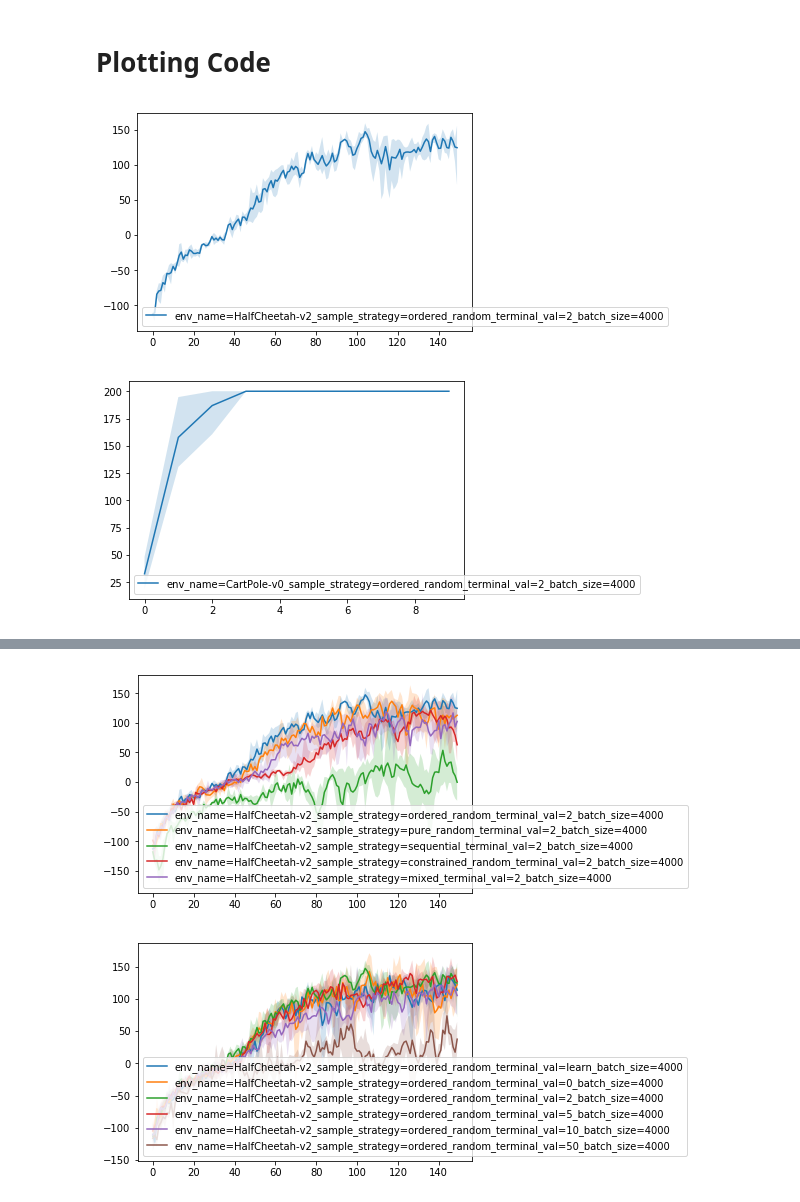
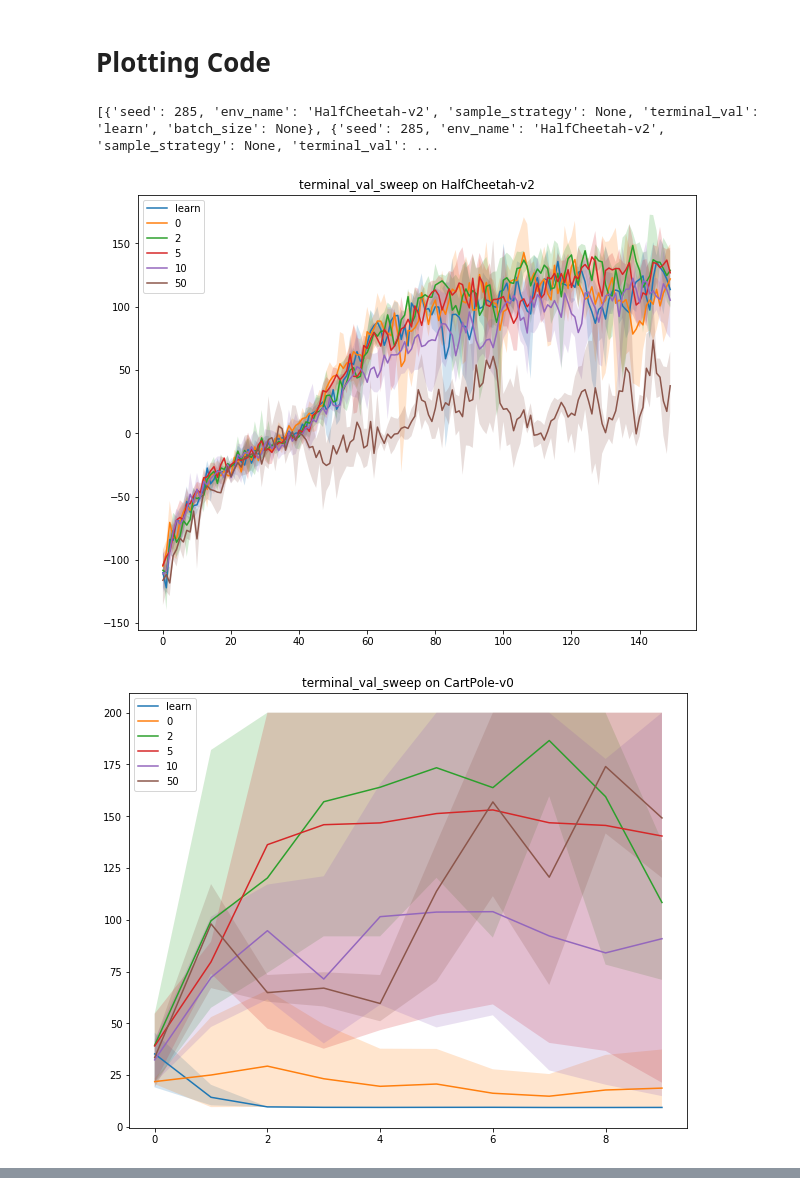
Before and after one commit to franklinfrank/285project, a Jupyter notebook: cs285/plotting/plot_main.ipynb, the cells around one changed output, grey strips where cells are left out. Drawn from its saved outputs; the diff is of its cells as text; code cells hidden in the pictures.

```diff
--- a/cs285/plotting/plot_main.ipynb
+++ b/cs285/plotting/plot_main.ipynb
@@ -27,7 +27,8 @@ def get_subdirs(d: Path) -> List[Path]:
 
 def get_exp_paths(exp_name: str, *, most_recent=False) -> List[Path]:
     paths = DATA_DIR.glob(f"*{exp_name}*")
-    paths = sorted(paths, key=os.path.getmtime, reverse=True)
+    paths = list(sorted(paths, key=os.path.getmtime, reverse=True))
+    paths = [p for p in paths if 'bl' not in str(p)]
     if most_recent:
         return [paths[0]]
     return paths
@@ -45,4 +46,37 @@ def parse_tf_eventsfile(filename: str, *, tag='Eval_AverageReturn') -> List:
     return eval_returns
 # %% [markdown]
 # Plotting Code
+# %%
+DEFAULT_FIGSIZE = (10,8)
+
+TEXT_SIZE_SML = 12
+TEXT_SIZE_MED = 18
+TEXT_SIZE_LRG = 25
+
+FREE_VARIABLES = {
+    'env_sweep': 'env_name',
+    'sample_sweep': 'sample_strategy',
+    'terminal_val_sweep': 'terminal_val',
+    'batch_size_sweep': 'batch_size'
+}
+
+# BASELINES[env_name][seed]
+BASELINES = {
+    'CartPole-v0': {
+        2020: 'ac_bl_seed=2020_env_name=CartPole-v0_sample_strategy=ordered_random_terminal_val=2_batch_size=4000_CartPole-v0_16-12-2019_13-56-50',
+        285: 'ac_bl_seed=285_env_name=CartPole-v0_sample_strategy=ordered_random_terminal_val=2_batch_size=4000_CartPole-v0_16-12-2019_13-56-50',
+        2: 'ac_bl_seed=2_env_name=CartPole-v0_sample_strategy=ordered_random_terminal_val=2_batch_size=4000_CartPole-v0_16-12-2019_13-56-50'
+
+    },
+    'HalfCheetah-v2': {
+        2020: 'ac_bl_seed=2020_env_name=HalfCheetah-v2_sample_strategy=ordered_random_terminal_val=2_batch_size=4000_HalfCheetah-v2_16-12-2019_13-56-50',
+        285: 'ac_bl_seed=285_env_name=HalfCheetah-v2_sample_strategy=ordered_random_terminal_val=2_batch_size=4000_HalfCheetah-v2_16-12-2019_13-56-49',
+        2: 'ac_bl_seed=2_env_name=HalfCheetah-v2_sample_strategy=ordered_random_terminal_val=2_batch_size=4000_HalfCheetah-v2_16-12-2019_13-56-50'
+    },
+    'InvertedPendulum-v2': {
+        2020: 'ac_bl_seed=2020_env_name=InvertedPendulum-v2_sample_strategy=ordered_random_terminal_val=2_batch_size=4000_InvertedPendulum-v2_16-12-2019_13-56-50',
+        285: 'ac_bl_seed=285_env_name=InvertedPendulum-v2_sample_strategy=ordered_random_terminal_val=2_batch_size=4000_InvertedPendulum-v2_16-12-2019_13-56-50',
+        2: 'ac_bl_seed=2_env_name=InvertedPendulum-v2_sample_strategy=ordered_random_terminal_val=2_batch_size=4000_InvertedPendulum-v2_16-12-2019_13-56-50'
+    }
+}
 # %%
@@ -97,10 +145,11 @@ def plot_exp_set(exp_set_name: str) -> None:
 
     plt.show()
 # %%
-plot_exp_set('env_sweep')
-plot_exp_set('sample_sweep')
+# plot_exp_set('env_sweep', plot_baseline=True)
+# plot_exp_set('sample_sweep')
 plot_exp_set('terminal_val_sweep')
-plot_exp_set('batch_size_sweep')
+# plot_exp_set('batch_size_sweep')
 # %% [output]
+[{'seed': 285, 'env_name': 'HalfCheetah-v2', 'sample_strategy': None, 'terminal_val': 'learn', 'batch_size': None}, {'seed': 285, 'env_name': 'HalfCheetah-v2', 'sample_strategy': None, 'terminal_val': ...
-[figure, old version]
+[figure, new version]
-[figure, old version]
+[figure, new version]
@@ -108,2 +156,0 @@ plot_exp_set('batch_size_sweep')
-[figure, removed]
-[figure, removed]
```
Also changed, not shown: parts of 2 cells of this notebook, 4 other files.
